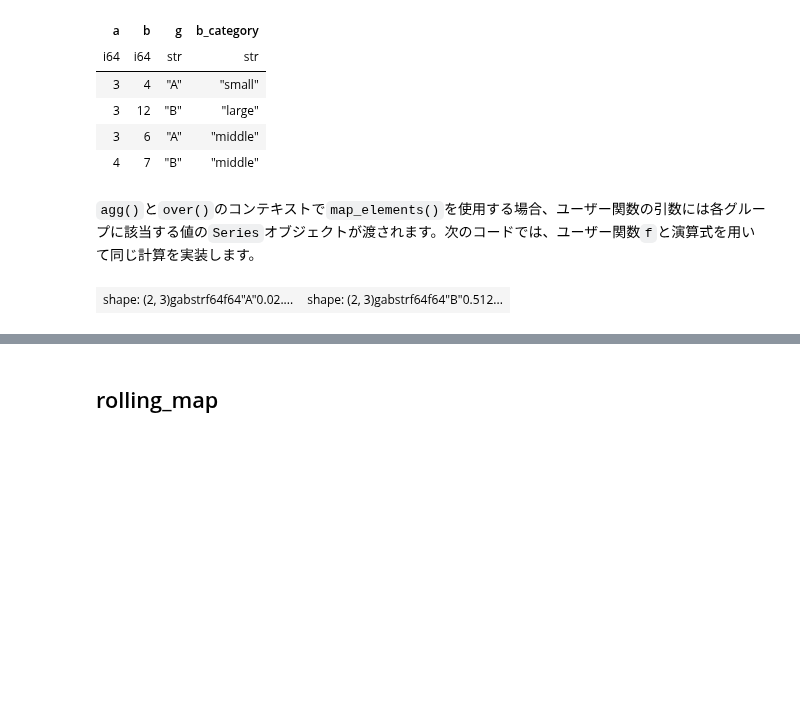
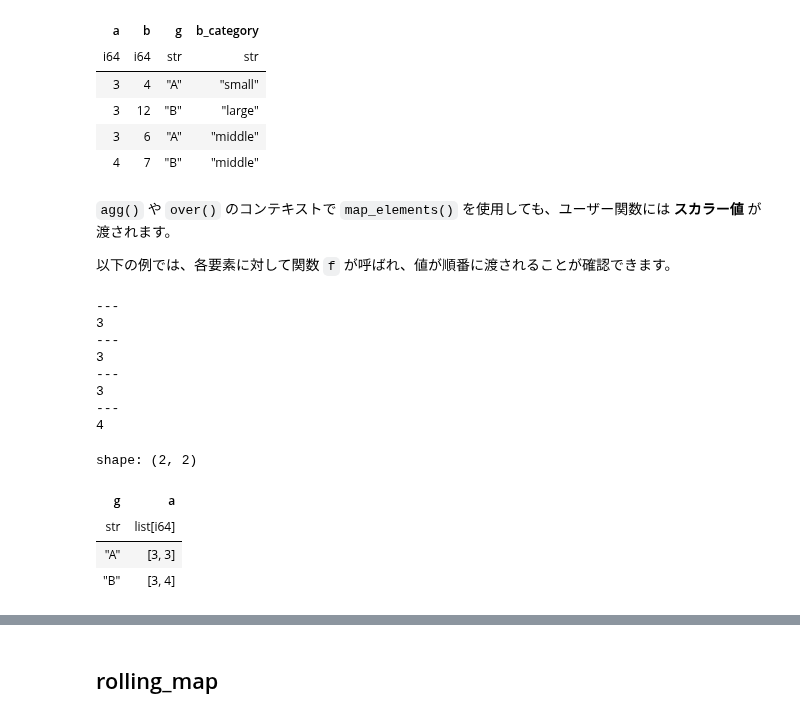
Before and after one commit to ruoyu0088/polars_guide, a Jupyter notebook: polars_guide/050_polars_call_user_function.ipynb, the cells around one changed output, grey strips where cells are left out. Drawn from its saved outputs; the diff is of its cells as text; code cells hidden in the pictures; blank space fills up the shorter version.

```diff
--- a/polars_guide/050_polars_call_user_function.ipynb
+++ b/polars_guide/050_polars_call_user_function.ipynb
@@ -247,10 +258,18 @@ shape: (3, 2)
 # %%
+df = pl.DataFrame(
+    {
+        "a": [3, 3, 3, 4],
+        "b": [4, 12, 6, 7],
+        "g": ['A', 'B', 'A', 'B']
+    }
+)
+
 def ratio_max(args):
     a, b = args
     return a.max() / b.max()
 
 df.group_by('g').agg(
-    pl.map_groups(['a', 'b'], ratio_max)
+    pl.map_groups(['a', 'b'], ratio_max, returns_scalar=True)
 )
 # %% [output]
 shape: (2, 2)
@@ -300,25 +319,28 @@ shape: (4, 4)
 | 3 | 6 | "A" | "middle" |
 | 4 | 7 | "B" | "middle" |
 # %% [markdown]
-`agg()`と`over()`のコンテキストで`map_elements()`を使用する場合、ユーザー関数の引数には各グループに該当する値の`Series`オブジェクトが渡されます。次のコードでは、ユーザー関数`f`と演算式を用いて同じ計算を実装します。
+`agg()` や `over()` のコンテキストで `map_elements()` を使用しても、ユーザー関数には **スカラー値** が渡されます。
+
+以下の例では、各要素に対して関数 `f` が呼ばれ、値が順番に渡されることが確認できます。
 # %%
-def f(s):
-    return ((s - s[0])**2).mean()
+def f(x):
+    print("---")
+    print(x)
+    return x
 
-cols = pl.col('a', 'b')
-
-df1 = (
-df
-.group_by('g', maintain_order=True)
-.agg(cols.map_elements(f, return_dtype=pl.Float64))
-)
-
-df2 = (
-df
-.group_by('g')
-.agg(((cols - cols.first())**2).mean())
-)
-
-row(df1, df2)
+g = df.group_by('g', maintain_order=True)
+g.agg(pl.col('a').map_elements(f, return_dtype=pl.Int64))
 # %% [output]
+---
+3
+---
+3
+---
+3
+---
+4
+shape: (2, 2)
-| shape: (2, 3)gabstrf64f64"A"0.02.... | shape: (2, 3)gabstrf64f64"B"0.512... |
+| g | a |
+| str | list[i64] |
+| "A" | [3, 3] |
+| "B" | [3, 4] |
```
Also changed, not shown: parts of 16 cells of this notebook.
